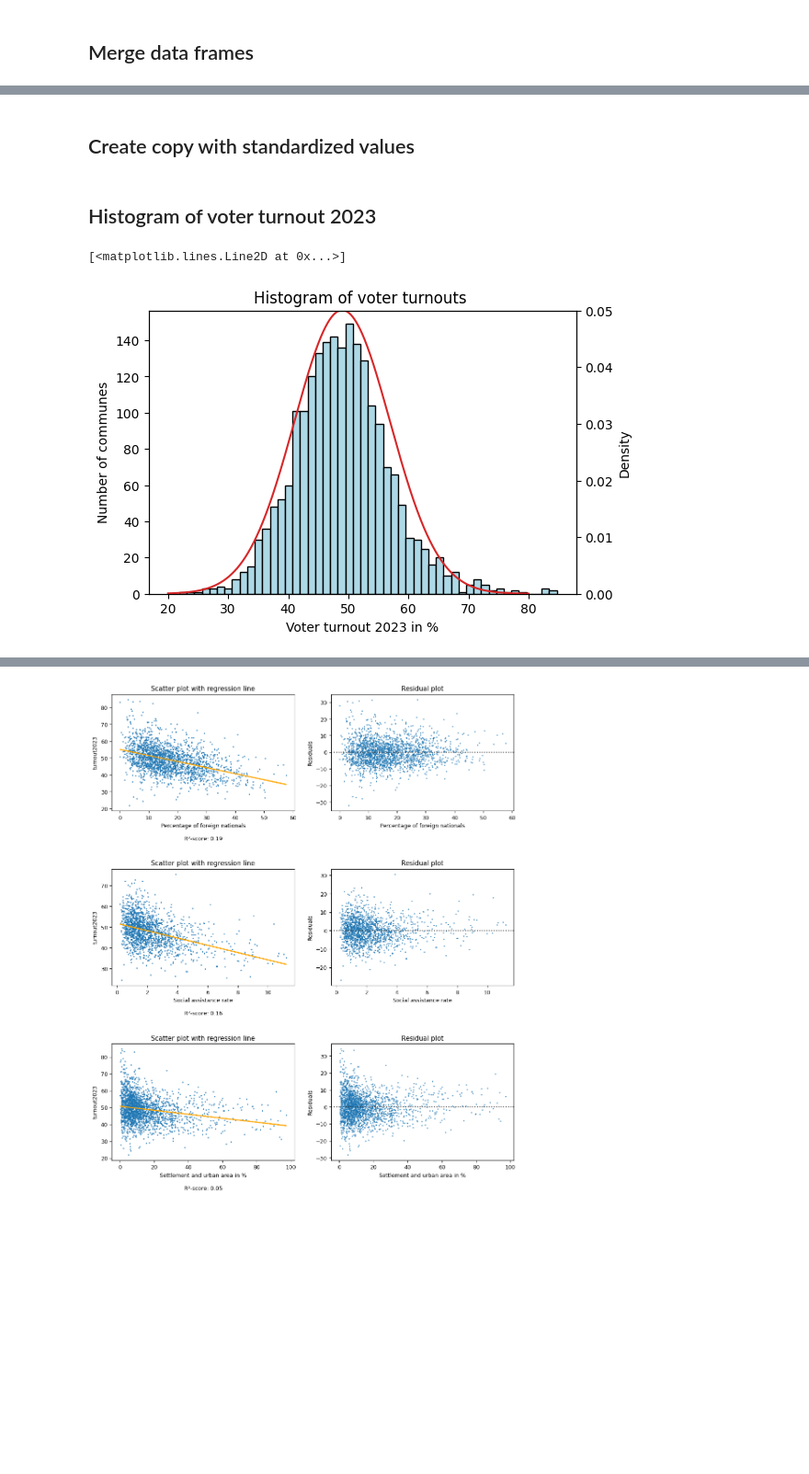
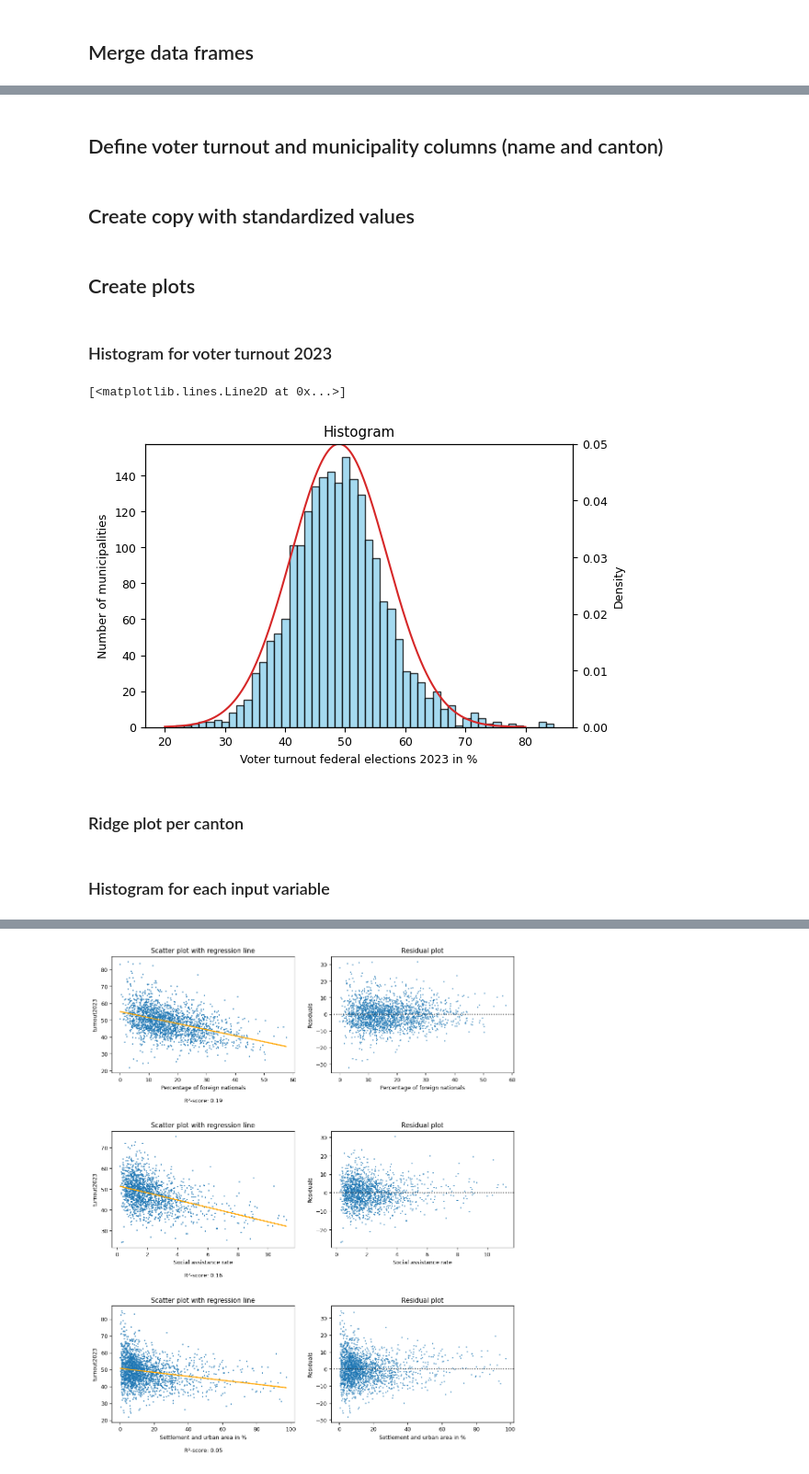
Before and after one commit to t4d-gmbh/voter-turnout-in-switzerland, a Jupyter notebook: voter-turnout-in-switzerland.ipynb, the cells around one changed output, grey strips where cells are left out. Shown at 92% size. Cells and saved outputs as stored; diff of their text form; code cells hidden in the pictures; blank space fills up the shorter version.

```diff
--- a/voter-turnout-in-switzerland.ipynb
+++ b/voter-turnout-in-switzerland.ipynb
@@ -39,11 +49,12 @@ from bokeh          import events
 # %%
-municipalities = pd.read_csv("data/preprocessed/je-d-21.03.01-gemeindeportraits-preprocessed.csv",       sep=";")
-turnouts2023   = pd.read_csv("data/original/sd-t-17.02-NRW2023-wahlbeteiligung-appendix.csv",            sep=";")
-turnouts2019   = pd.read_csv("data/original/sd-t-17.02-NRW2019-wahlbeteiligung-gemeinden-APPENDIX.csv",  sep=";")
+municipalities   = pd.read_csv("data/preprocessed/je-d-21.03.01-gemeindeportraits-preprocessed.csv",       sep=";")
+commune_register = pd.read_csv("data/preprocessed/be-t-00.04-agv-01-amtliches-gemeindeverzeichnis.csv",    sep=";")
+turnouts2023     = pd.read_csv("data/original/sd-t-17.02-NRW2023-wahlbeteiligung-appendix.csv",            sep=";")
+turnouts2019     = pd.read_csv("data/original/sd-t-17.02-NRW2019-wahlbeteiligung-gemeinden-APPENDIX.csv",  sep=";")
 
 # Élections cantonales neuchâteloises de 2021: Evolution du taux de participation
 # https://www.ne.ch/autorites/CHAN/CHAN/elections-votations/stat/Pages/210418.aspx
-turnoutsNE     = pd.read_csv("data/preprocessed/ne-2021-04-18-cantonal-elections.csv",                    sep=";")
+turnoutsNE       = pd.read_csv("data/preprocessed/ne-2021-04-18-cantonal-elections.csv",                    sep=";")
 # %% [markdown]
 ## Select relevant columns and rows
 # %%
@@ -52,4 +63,7 @@ turnouts2023 = turnouts2023.loc[turnouts2023["ebene_resultat"] != "Kanton" ]
 
 turnouts2019 = turnouts2019[ ["gemeinde_bezeichnung", "wahlbeteiligung"] ]
 turnouts2023 = turnouts2023[ ["geoLevelName", "wahlbeteiligung"] ]
+
+commune_register = commune_register[ ["Name of commune", "Canton"] ]
+
 municipalities.drop(columns=["Number of commune"], inplace=True)
@@ -108,8 +102,13 @@ voter_turnout_columns = ['turnout2019', 'turnout2023', 'turnout_Neuchatel_2021']
+# %%
+commune_register.rename(columns = {
+  'Name of commune': 'Municipality'
+}, inplace = True)
 # %% [markdown]
 ## Merge data frames
 # %%
 data = pd.merge(municipalities, turnouts2023, on='Municipality', how='inner')
-data = pd.merge(data, turnouts2019, on='Municipality', how='left')
-data = pd.merge(data, turnoutsNE, on='Municipality', how='left')
+data = pd.merge(data, turnouts2019,           on='Municipality', how='left')
+data = pd.merge(data, turnoutsNE,             on='Municipality', how='left')
+data = pd.merge(data, commune_register,       on='Municipality', how='left')
 # %%
 # Check for missing values
@@ -127,0 +131,2 @@ data.describe()
+# %% [markdown]
+## Define voter turnout and municipality columns (name and canton)
@@ -134,20 +142,24 @@ for column in data_std.columns:
     data_std[column] = stats.zscore(data_std[column], nan_policy="omit")
 # %% [markdown]
-## Histogram of voter turnout 2023
+## Create plots
+# %% [markdown]
+### Histogram for voter turnout 2023
 # %%
 fig, ax1 = plt.subplots(1, 1,figsize=(6, 4))
-plt.title("Histogram of voter turnouts ")
-ax1.set_ylabel("Number of communes")
-ax1.set_xlabel("Voter turnout 2023 in %")
-ax1.hist(data['turnout2023'], bins=50, ec="black", color="lightblue")
+plt.title("Histogram")
+ax1.set_ylabel("Number of municipalities")
+ax1.set_xlabel("Voter turnout federal elections 2023 in %")
+ax1.hist(data['turnout2023'], bins=50, ec="black", color="skyblue", alpha=0.75)
 ax2 = ax1.twinx()
 ax2.set_ylim(bottom=0, top=0.05)
 ax2.set_ylabel("Density")
 ax2.plot(
     np.arange(20, 80, 0.01),
     norm.pdf(np.arange(20, 80, 0.01), data['turnout2023'].mean(), data['turnout2023'].std()),
     color='tab:red'
 )
 # %% [output]
 [<matplotlib.lines.Line2D at 0x...>]
-[figure, old version]
+[figure, new version]
+# %% [markdown]
+### Ridge plot per canton
@@ -154,3 +227,5 @@ ax2.plot(
+# %% [markdown]
+### Histogram for each input variable
 # %%
 fig, axs = plt.subplots(11, 3, figsize=(20, 60))
 i = 0
```
Also changed, not shown: parts of 36 cells of this notebook.
